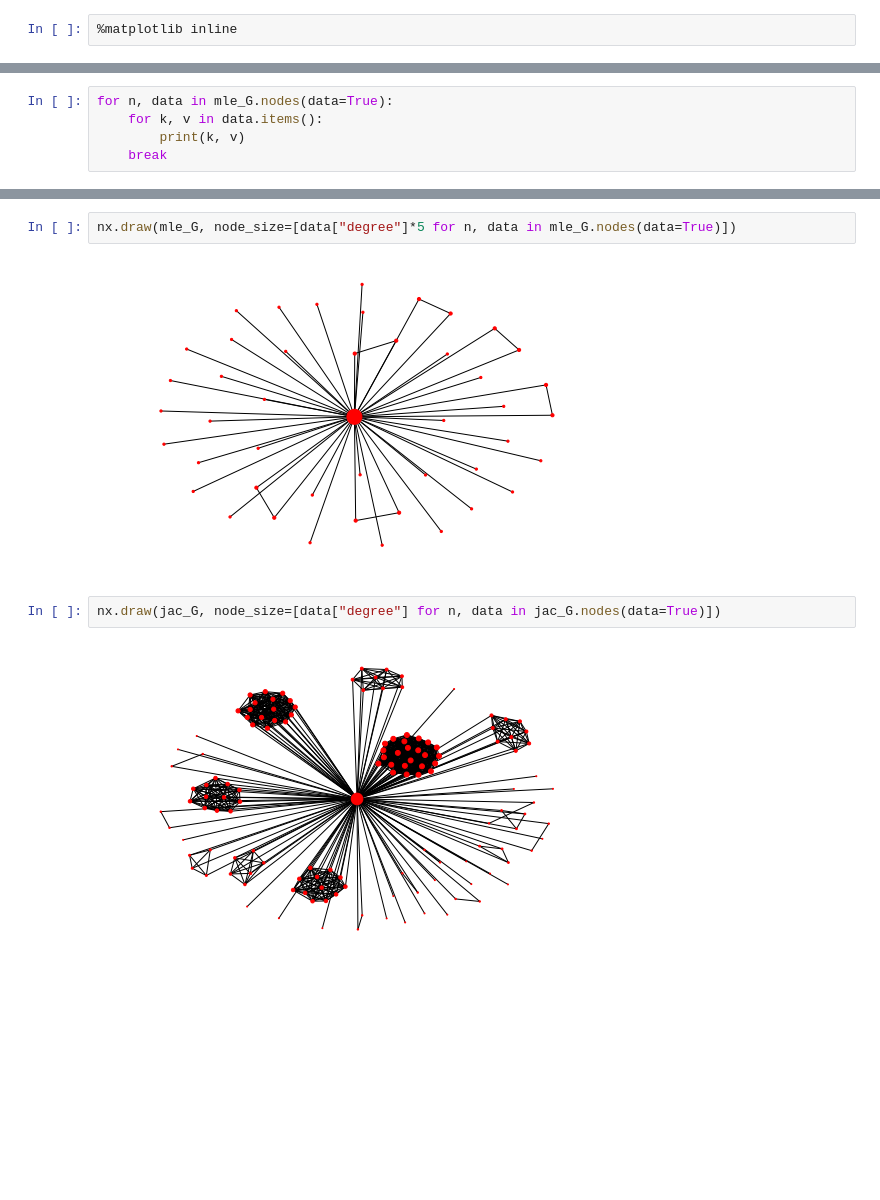
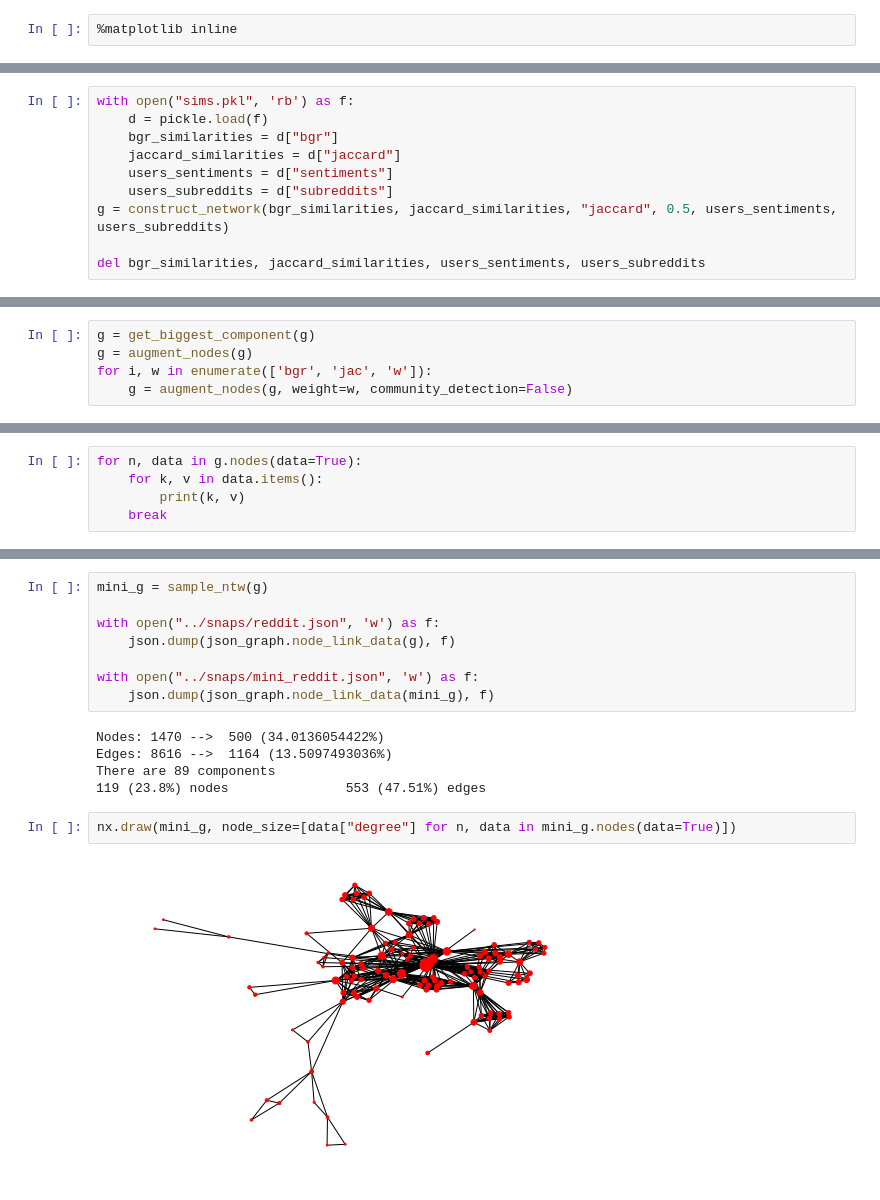
Before and after one commit to AmmarRashed/SubjNet, a Jupyter notebook: notebooks/authors_network.ipynb, the cells around one changed output, grey strips where cells are left out. Drawn from its saved outputs; the diff is of its cells as text; blank space fills up the shorter version.

```diff
--- a/notebooks/authors_network.ipynb
+++ b/notebooks/authors_network.ipynb
@@ -79,0 +45,10 @@ Communities: 39
+# %%
+with open("sims.pkl", 'rb') as f:
+    d = pickle.load(f)
+    bgr_similarities = d["bgr"]
+    jaccard_similarities = d["jaccard"]
+    users_sentiments = d["sentiments"]
+    users_subreddits = d["subreddits"]
+g = construct_network(bgr_similarities, jaccard_similarities, "jaccard", 0.5, users_sentiments, users_subreddits)
+
+del bgr_similarities, jaccard_similarities, users_sentiments, users_subreddits
@@ -79,0 +58,5 @@ Communities: 39
+# %%
+g = get_biggest_component(g)
+g = augment_nodes(g)
+for i, w in enumerate(['bgr', 'jac', 'w']):
+    g = augment_nodes(g, weight=w, community_detection=False)
@@ -80,5 +70,5 @@ Communities: 39
 # %%
-for n, data in mle_G.nodes(data=True):
+for n, data in g.nodes(data=True):
     for k, v in data.items():
         print(k, v)
     break
@@ -100,8 +93,17 @@ for n, data in mle_G.nodes(data=True):
+# %%
+mini_g = sample_ntw(g)
+
+with open("../snaps/reddit.json", 'w') as f:
+    json.dump(json_graph.node_link_data(g), f)
+
+with open("../snaps/mini_reddit.json", 'w') as f:
+    json.dump(json_graph.node_link_data(mini_g), f)
+# %% [output]
+Nodes: 1470 -->  500 (34.0136054422%)
+Edges: 8616 -->  1164 (13.5097493036%)
+There are 89 components
+119 (23.8%) nodes               553 (47.51%) edges
 # %%
-nx.draw(mle_G, node_size=[data["degree"]*5 for n, data in mle_G.nodes(data=True)])
+nx.draw(mini_g, node_size=[data["degree"] for n, data in mini_g.nodes(data=True)])
 # %% [output]
-[figure, old version]
+[figure, new version]
-# %%
-nx.draw(jac_G, node_size=[data["degree"] for n, data in jac_G.nodes(data=True)])
-# %% [output]
-[figure, removed]
```
Also changed, not shown: parts of 10 cells of this notebook, 8 other files.
